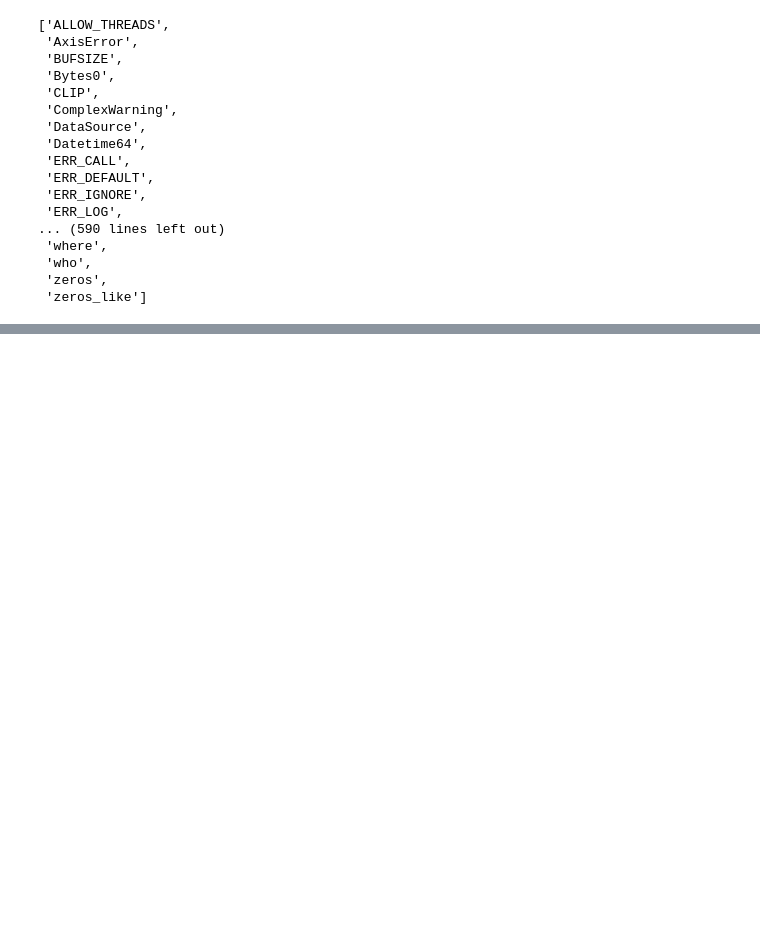
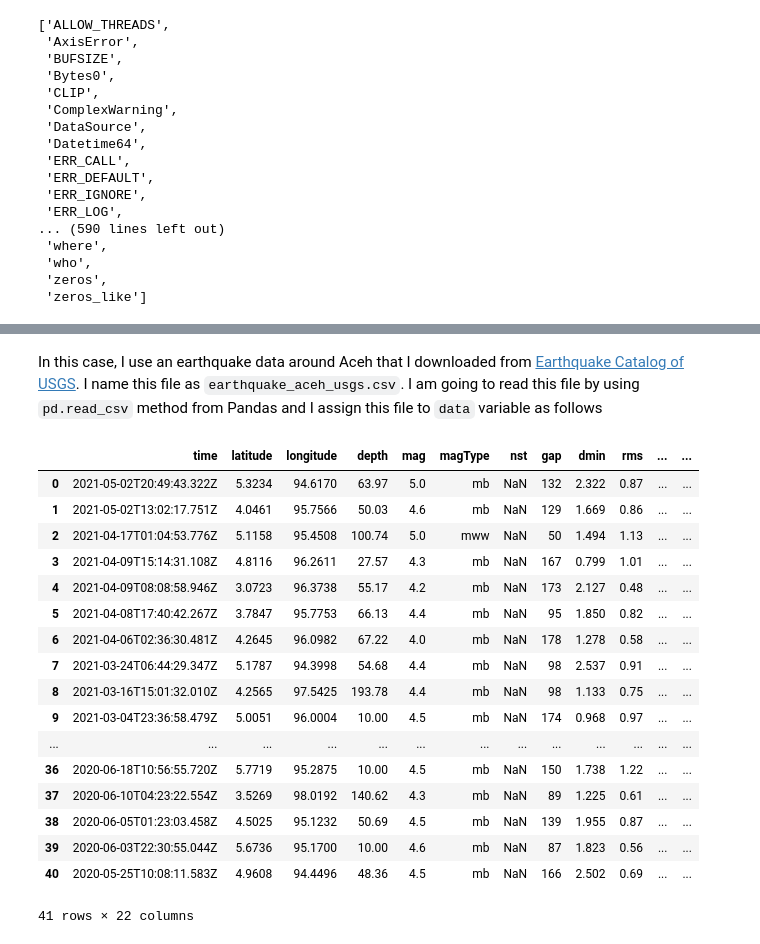
Before and after one commit to auliakhalqillah/Introduction-to-Python, a Jupyter notebook: py_tutorial.ipynb, the cells around one changed output, grey strips where cells are left out. Drawn from its saved outputs; the diff is of its cells as text; code cells hidden in the pictures; blank space fills up the shorter version.

Commit message:
add an item of Pandas

```diff
--- a/py_tutorial.ipynb
+++ b/py_tutorial.ipynb
@@ -422,0 +465,24 @@ dir(np)
+# %% [markdown]
+In this case, I use an earthquake data around Aceh that I downloaded from [Earthquake Catalog of USGS](https://earthquake.usgs.gov/earthquakes/search/). I name this file as `earthquake_aceh_usgs.csv`. I am going to read this file by using `pd.read_csv` method from Pandas and I assign this file to `data` variable as follows
+# %%
+data = pd.read_csv('earthquake_aceh_usgs.csv')
+data
+# %% [output]
+|  | time | latitude | longitude | depth | mag | magType | nst | gap | dmin | rms | ... | ... |
+| 0 | 2021-05-02T20:49:43.322Z | 5.3234 | 94.6170 | 63.97 | 5.0 | mb | NaN | 132 | 2.322 | 0.87 | ... | ... |
+| 1 | 2021-05-02T13:02:17.751Z | 4.0461 | 95.7566 | 50.03 | 4.6 | mb | NaN | 129 | 1.669 | 0.86 | ... | ... |
+| 2 | 2021-04-17T01:04:53.776Z | 5.1158 | 95.4508 | 100.74 | 5.0 | mww | NaN | 50 | 1.494 | 1.13 | ... | ... |
+| 3 | 2021-04-09T15:14:31.108Z | 4.8116 | 96.2611 | 27.57 | 4.3 | mb | NaN | 167 | 0.799 | 1.01 | ... | ... |
+| 4 | 2021-04-09T08:08:58.946Z | 3.0723 | 96.3738 | 55.17 | 4.2 | mb | NaN | 173 | 2.127 | 0.48 | ... | ... |
+| 5 | 2021-04-08T17:40:42.267Z | 3.7847 | 95.7753 | 66.13 | 4.4 | mb | NaN | 95 | 1.850 | 0.82 | ... | ... |
+| 6 | 2021-04-06T02:36:30.481Z | 4.2645 | 96.0982 | 67.22 | 4.0 | mb | NaN | 178 | 1.278 | 0.58 | ... | ... |
+| 7 | 2021-03-24T06:44:29.347Z | 5.1787 | 94.3998 | 54.68 | 4.4 | mb | NaN | 98 | 2.537 | 0.91 | ... | ... |
+| 8 | 2021-03-16T15:01:32.010Z | 4.2565 | 97.5425 | 193.78 | 4.4 | mb | NaN | 98 | 1.133 | 0.75 | ... | ... |
+| 9 | 2021-03-04T23:36:58.479Z | 5.0051 | 96.0004 | 10.00 | 4.5 | mb | NaN | 174 | 0.968 | 0.97 | ... | ... |
+| ... | ... | ... | ... | ... | ... | ... | ... | ... | ... | ... | ... | ... |
+| 36 | 2020-06-18T10:56:55.720Z | 5.7719 | 95.2875 | 10.00 | 4.5 | mb | NaN | 150 | 1.738 | 1.22 | ... | ... |
+| 37 | 2020-06-10T04:23:22.554Z | 3.5269 | 98.0192 | 140.62 | 4.3 | mb | NaN | 89 | 1.225 | 0.61 | ... | ... |
+| 38 | 2020-06-05T01:23:03.458Z | 4.5025 | 95.1232 | 50.69 | 4.5 | mb | NaN | 139 | 1.955 | 0.87 | ... | ... |
+| 39 | 2020-06-03T22:30:55.044Z | 5.6736 | 95.1700 | 10.00 | 4.6 | mb | NaN | 87 | 1.823 | 0.56 | ... | ... |
+| 40 | 2020-05-25T10:08:11.583Z | 4.9608 | 94.4496 | 48.36 | 4.5 | mb | NaN | 166 | 2.502 | 0.69 | ... | ... |
+41 rows × 22 columns
```
Also changed, not shown: parts of 65 cells of this notebook.
